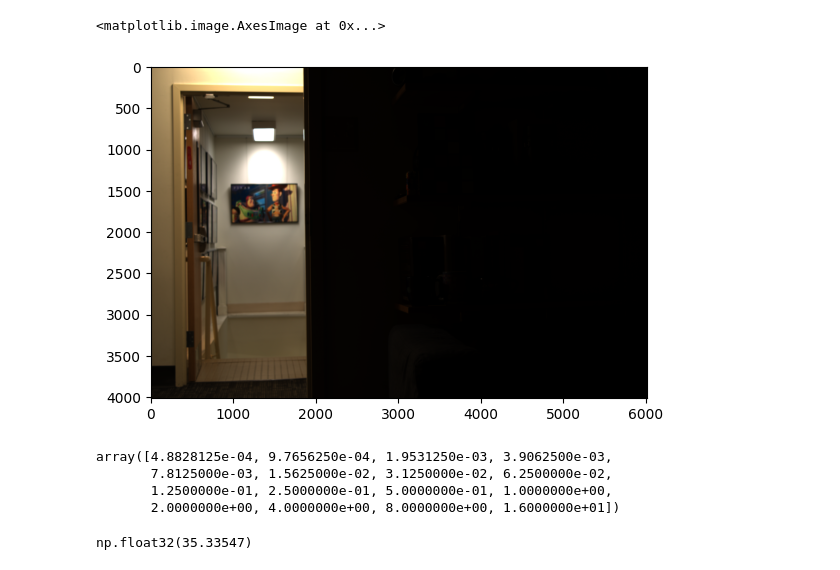
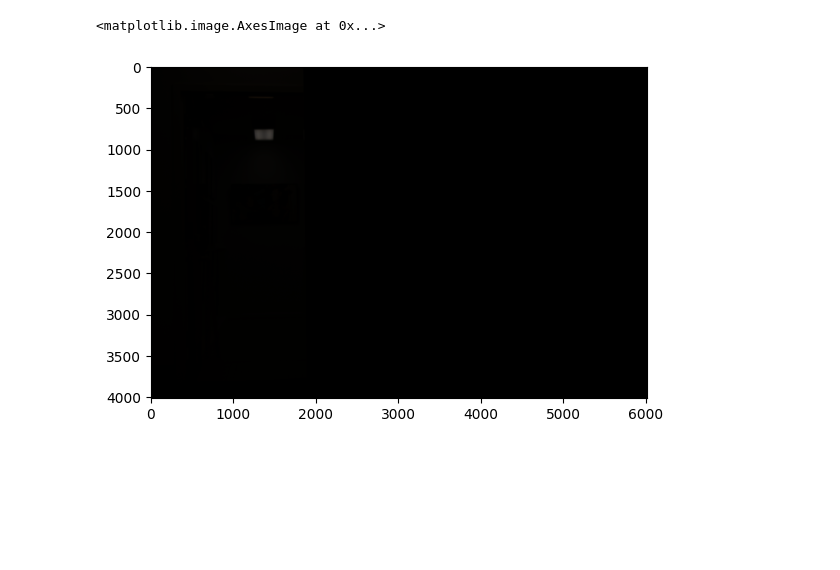
Before and after one commit to Chayush123/Computational-Imaging-Course, a Jupyter notebook: HW2/HDR_Computational_imaging.ipynb, the cells around one changed output. Drawn from its saved outputs; the diff is of its cells as text; code cells hidden in the pictures; blank space fills up the shorter version.

```diff
--- a/HW2/HDR_Computational_imaging.ipynb
+++ b/HW2/HDR_Computational_imaging.ipynb
@@ -10,3 +10,12 @@ gamma = 2.2
 Z_min = 0.02
 Z_max = 0.95
 t = 1/2048
+
+
+Npictures = 5
+
+t_list = np.array([t*2**k for k in range(Npictures)])
+
+!pip install OpenEXR
+!pip install Imath
+!apt-get install -y python3-imath
@@ -13,3 +37,3 @@ t = 1/2048
 # %%
-im_list = [io.imread(f'data/door_stack/exposure{i}.tiff').astype(np.float32)/65535 for i in range(1,17)]
+im_list = [io.imread(f'data/door_stack/exposure{i}.tiff').astype(np.float32)/65535 for i in range(1,Npictures + 1)]
 # %%
@@ -17,5 +41,5 @@ im = im_list[10]
 # %%
-plt.imshow(im_list[10])
+plt.imshow(im_list[-1])
 # %% [output]
 <matplotlib.image.AxesImage at 0x...>
-[figure, old version]
+[figure, new version]
@@ -25,8 +45,0 @@ def w_uniform(z):
-# %%
-t_list = np.array([t*2**k for k in range(16)])
-t_list
-# %% [output]
-array([4.8828125e-04, 9.7656250e-04, 1.9531250e-03, 3.9062500e-03,
-       7.8125000e-03, 1.5625000e-02, 3.1250000e-02, 6.2500000e-02,
-       1.2500000e-01, 2.5000000e-01, 5.0000000e-01, 1.0000000e+00,
-       2.0000000e+00, 4.0000000e+00, 8.0000000e+00, 1.6000000e+01])
@@ -42,4 +45,0 @@ final_picture = sum_nominator / sum_denominator
-# %%
-final_picture.max()
-# %% [output]
-np.float32(35.33547)
```
Also changed, not shown: parts of 25 cells of this notebook.
